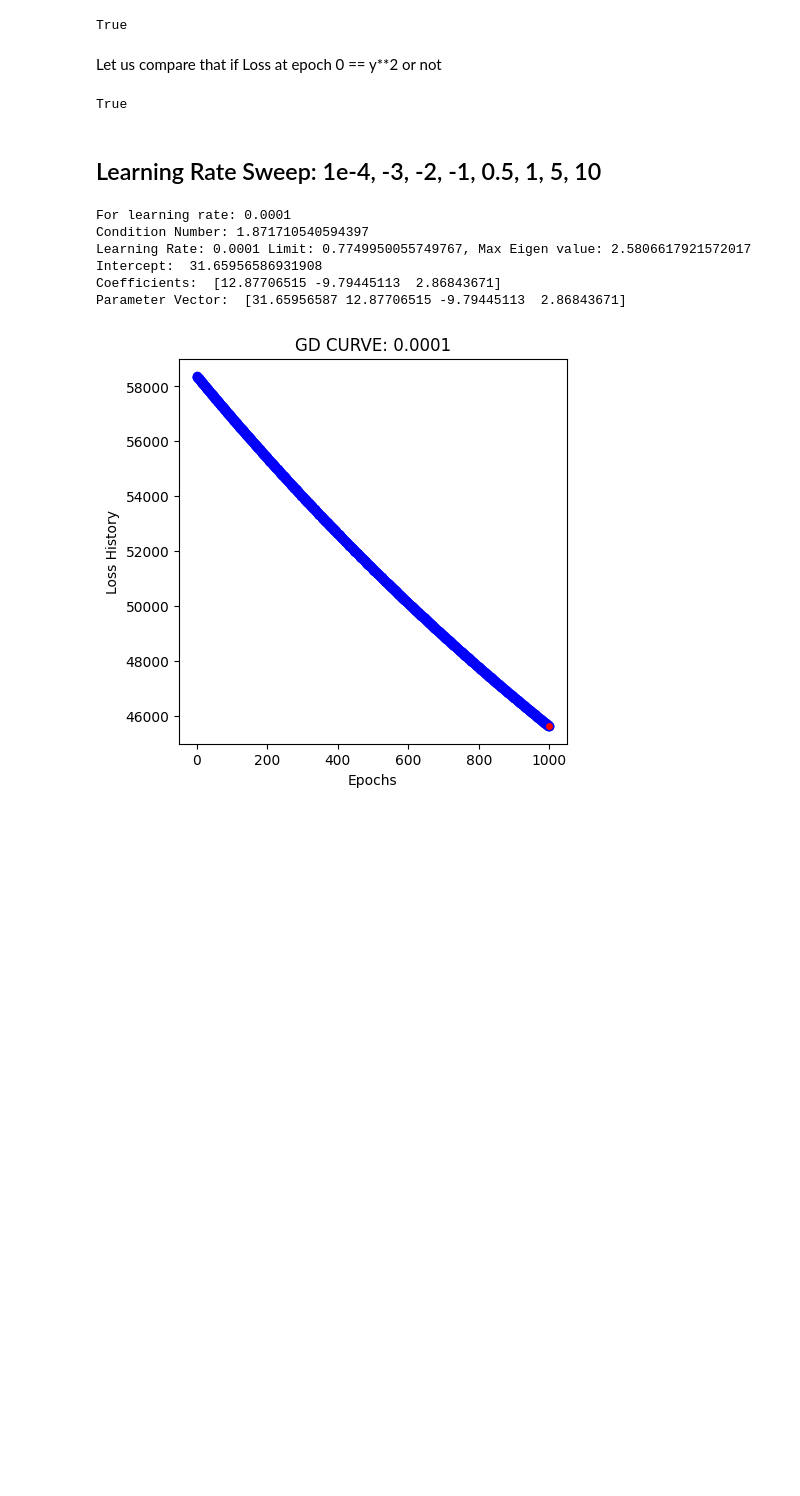
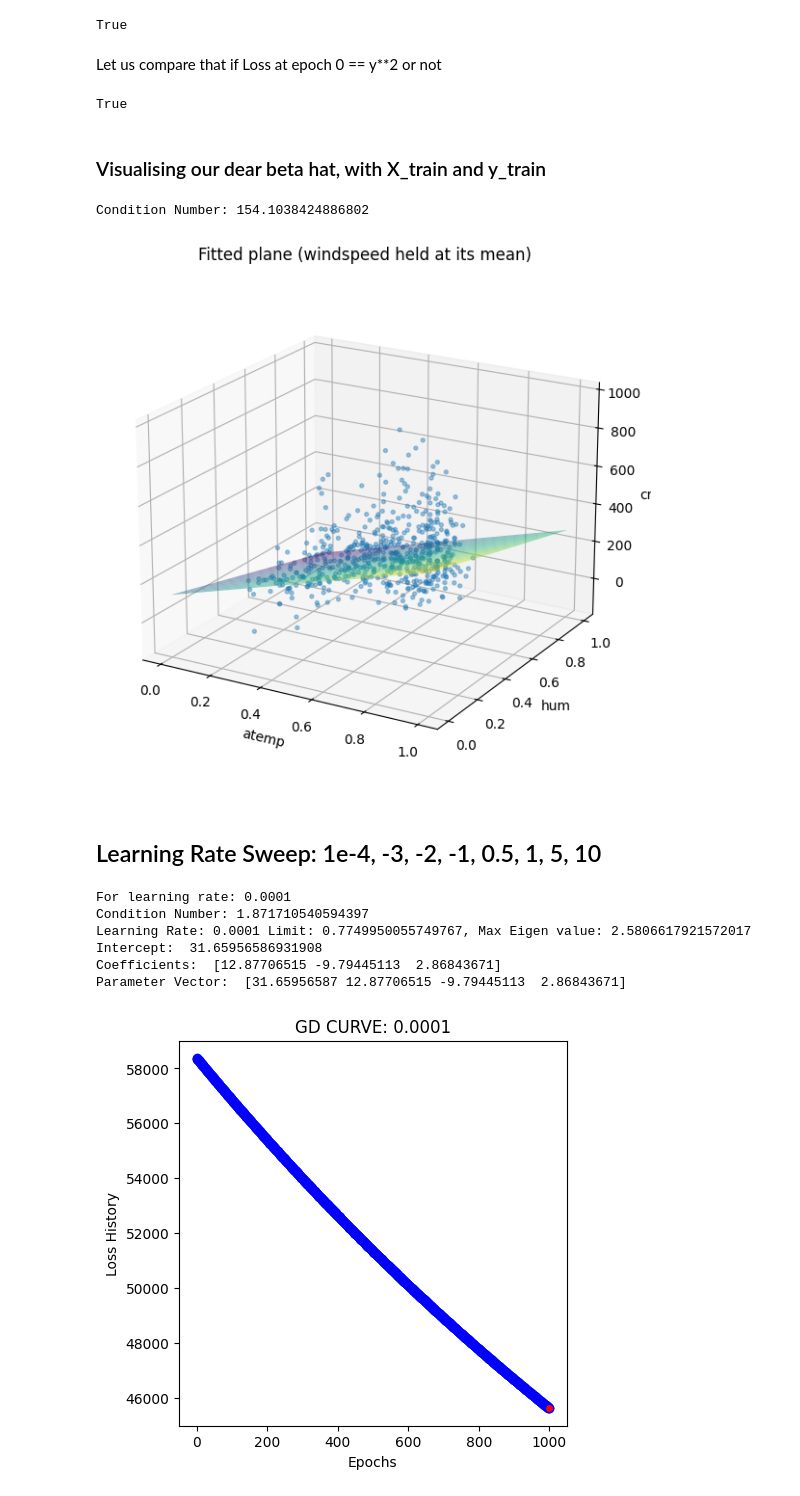
Before and after one commit to sxrthk17/ml-journey, a Jupyter notebook: linear-regression/notebooks/04_GD_LR.ipynb, the cells around one changed output. Saved outputs shown, nothing was run; the diff lists cells and outputs as text; code cells hidden in the pictures; blank space fills up the shorter version.

```diff
--- a/linear-regression/notebooks/04_GD_LR.ipynb
+++ b/linear-regression/notebooks/04_GD_LR.ipynb
@@ -464,3 +464,41 @@ b = gd_model.loss_history_[0]
 print(np.allclose(a,b))
 # %% [output]
 True
+# %% [markdown]
+### Visualising our dear beta hat, with X_train and y_train
+# %%
+model = MultipleLinearRegression()
+model.fit(X_train, y_train)
+
+import numpy as np
+import matplotlib.pyplot as plt
+
+beta = model.beta_hat      # [b0, b_atemp, b_hum, b_windspeed], from the same feature space as Xdf
+Xdf = X_train              # must have columns atemp, hum, windspeed (raw units if beta is from the raw fit)
+y = np.asarray(y_train)
+
+fixed_wind = Xdf['windspeed'].mean()   # the held-out feature
+
+# grid over the two plotted features
+a = np.linspace(Xdf['atemp'].min(), Xdf['atemp'].max(), 30)
+h = np.linspace(Xdf['hum'].min(), Xdf['hum'].max(), 30)
+A, H = np.meshgrid(a, h)
+
+# YOUR PART: predicted cnt at every grid point (same shape as A and H).
+# It's the model's formula written out column by column, using beta, A, H and fixed_wind.
+Z = beta[0] + A*beta[1] + H*beta[2]
+
+# plot
+idx = np.random.default_rng(0).choice(len(Xdf), size=600, replace=False)  # 13,903 points is too many
+
+fig = plt.figure(figsize=(9, 7))
+ax = fig.add_subplot(111, projection='3d')
+ax.scatter(Xdf['atemp'].values[idx], Xdf['hum'].values[idx], y[idx], s=8, alpha=0.4)
+ax.plot_surface(A, H, Z, alpha=0.5, cmap='viridis')
+ax.set_xlabel('atemp'); ax.set_ylabel('hum'); ax.set_zlabel('cnt')
+ax.set_title('Fitted plane (windspeed held at its mean)')
+ax.view_init(elev=20, azim=-60)
+plt.show()
+# %% [output]
+Condition Number: 154.1038424886802
+[figure, added]
```
Also changed, not shown: parts of 3 cells of this notebook, 1 other file.
